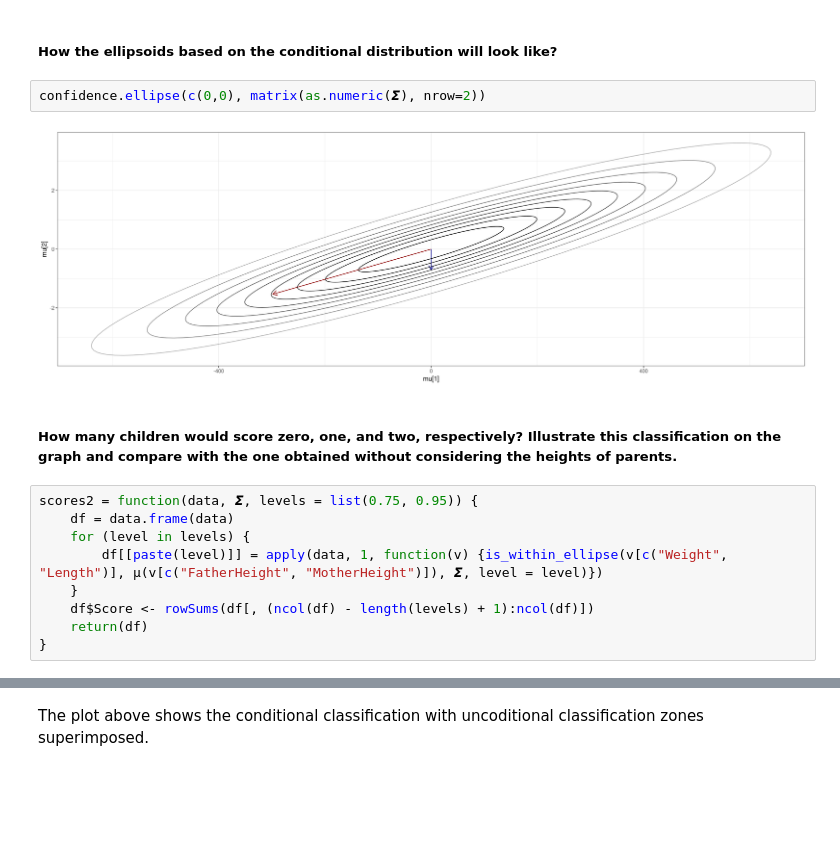
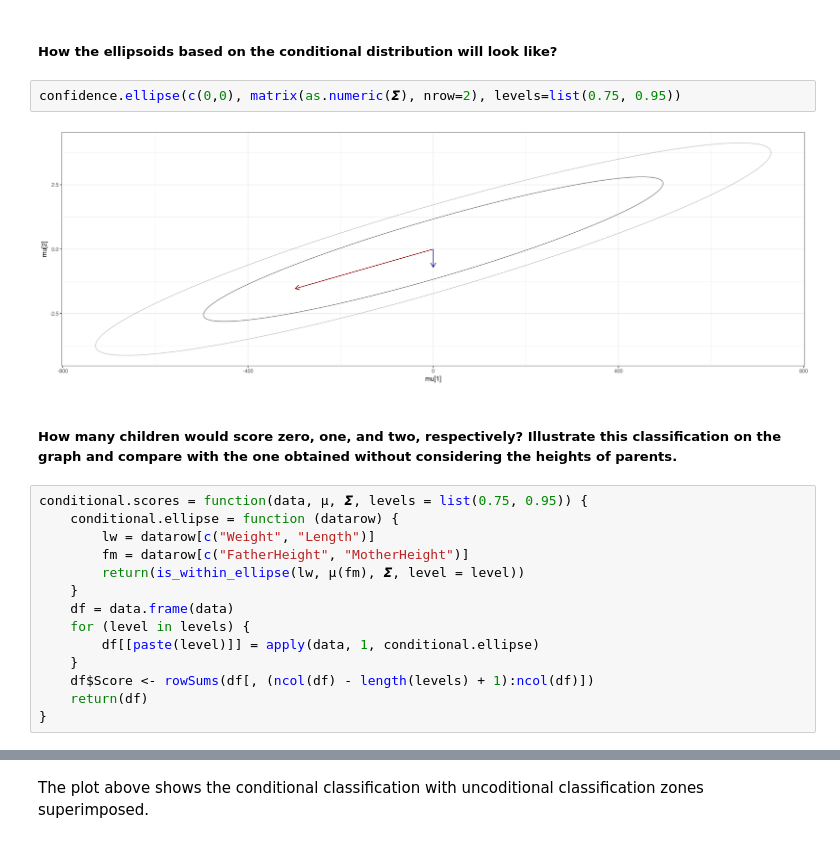
Before and after one commit to ventus550/university, a Jupyter notebook: statistical-learning/lab1/report.ipynb, the cells around one changed output, grey strips where cells are left out. Saved outputs shown, nothing was run; the diff lists cells and outputs as text; blank space fills up the shorter version.

```diff
--- a/statistical-learning/lab1/report.ipynb
+++ b/statistical-learning/lab1/report.ipynb
@@ -343,16 +366,21 @@ A matrix: 2 × 2 of type dbl
 # %% [markdown]
 ##### How the ellipsoids based on the conditional distribution will look like?
 # %%
-confidence.ellipse(c(0,0), matrix(as.numeric(𝞢), nrow=2))
+confidence.ellipse(c(0,0), matrix(as.numeric(𝞢), nrow=2), levels=list(0.75, 0.95))
 # %% [output]
-[figure, old version]
+[figure, new version]
 # %% [markdown]
 ##### How many children would score zero, one, and two, respectively? Illustrate this classification on the graph and compare with the one obtained without considering the heights of parents.
 # %%
-scores2 = function(data, 𝞢, levels = list(0.75, 0.95)) {
+conditional.scores = function(data, µ, 𝞢, levels = list(0.75, 0.95)) {
+	conditional.ellipse = function (datarow) {
+		lw = datarow[c("Weight", "Length")]
+		fm = datarow[c("FatherHeight", "MotherHeight")]
+		return(is_within_ellipse(lw, µ(fm), 𝞢, level = level))
+	}
 	df = data.frame(data)
 	for (level in levels) {
-		df[[paste(level)]] = apply(data, 1, function(v) {is_within_ellipse(v[c("Weight", "Length")], µ(v[c("FatherHeight", "MotherHeight")]), 𝞢, level = level)})
+		df[[paste(level)]] = apply(data, 1, conditional.ellipse)
 	}
 	df$Score <- rowSums(df[, (ncol(df) - length(levels) + 1):ncol(df)])
 	return(df)
```
Also changed, not shown: parts of 16 cells of this notebook.
